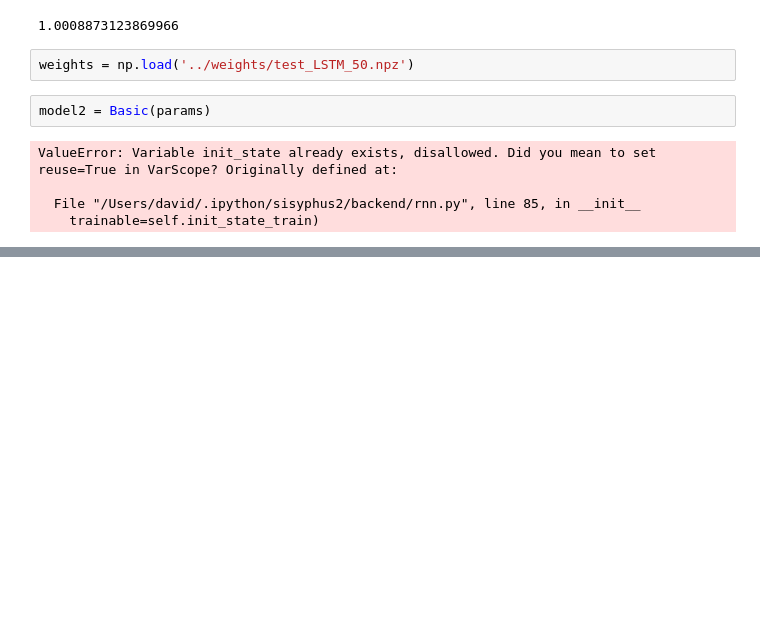
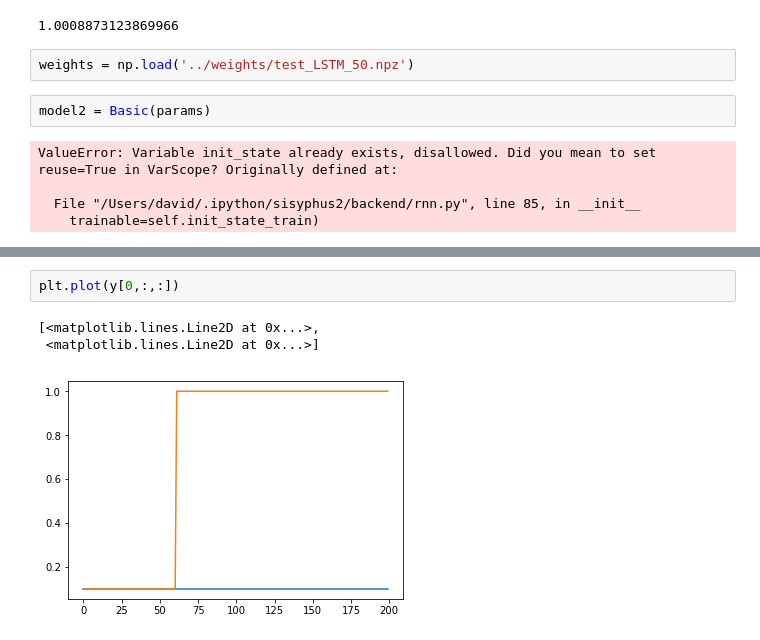
Before and after one commit to davidbrandfonbrener/sisyphus2, a Jupyter notebook: notebooks/Refactor tests.ipynb, the cells around one changed output, grey strips where cells are left out. Drawn from its saved outputs; the diff is of its cells as text; blank space fills up the shorter version.

```diff
--- a/notebooks/Refactor tests.ipynb
+++ b/notebooks/Refactor tests.ipynb
@@ -199,0 +211,6 @@ ValueError: Variable init_state already exists, disallowed. Did you mean to set
+# %%
+plt.plot(y[0,:,:])
+# %% [output]
+[<matplotlib.lines.Line2D at 0x...>,
+ <matplotlib.lines.Line2D at 0x...>]
+[figure, added]
```
Also changed, not shown: parts of 4 cells of this notebook, 1 other file.
